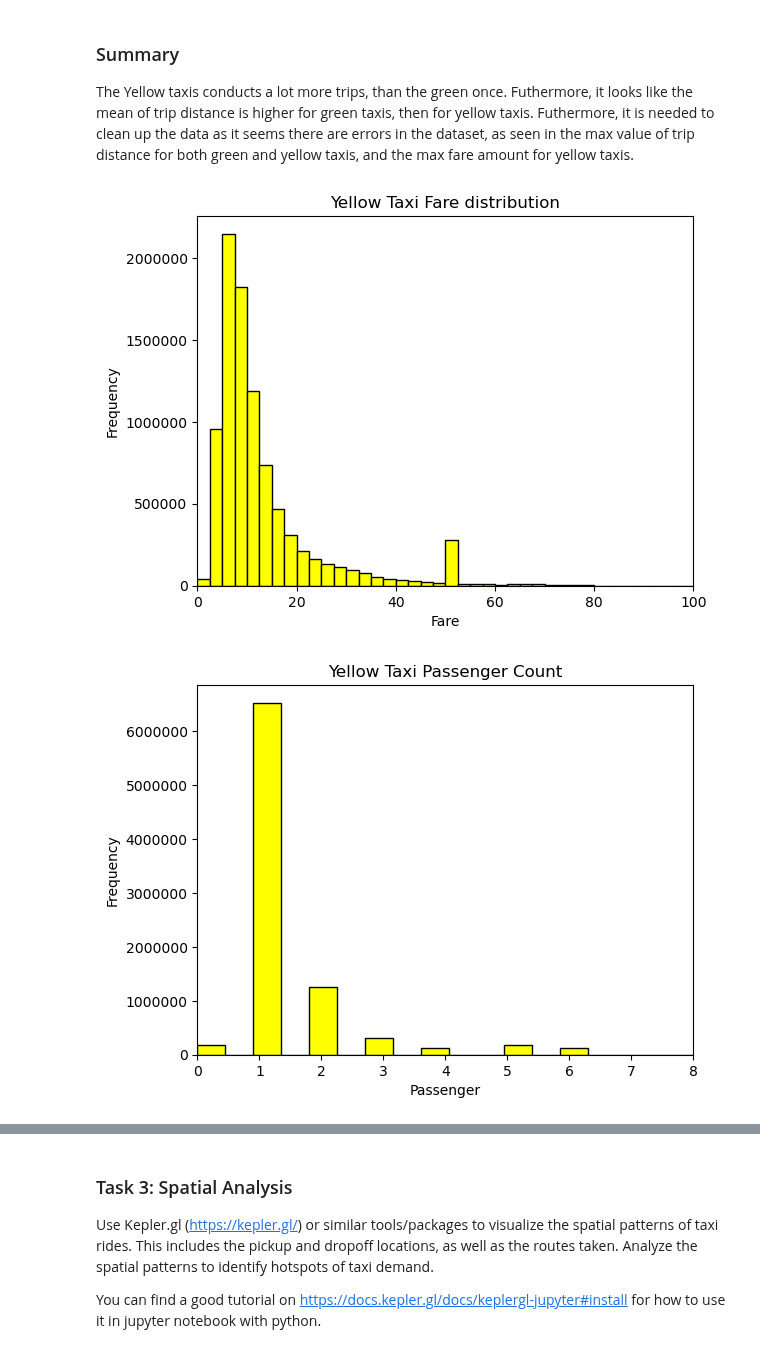
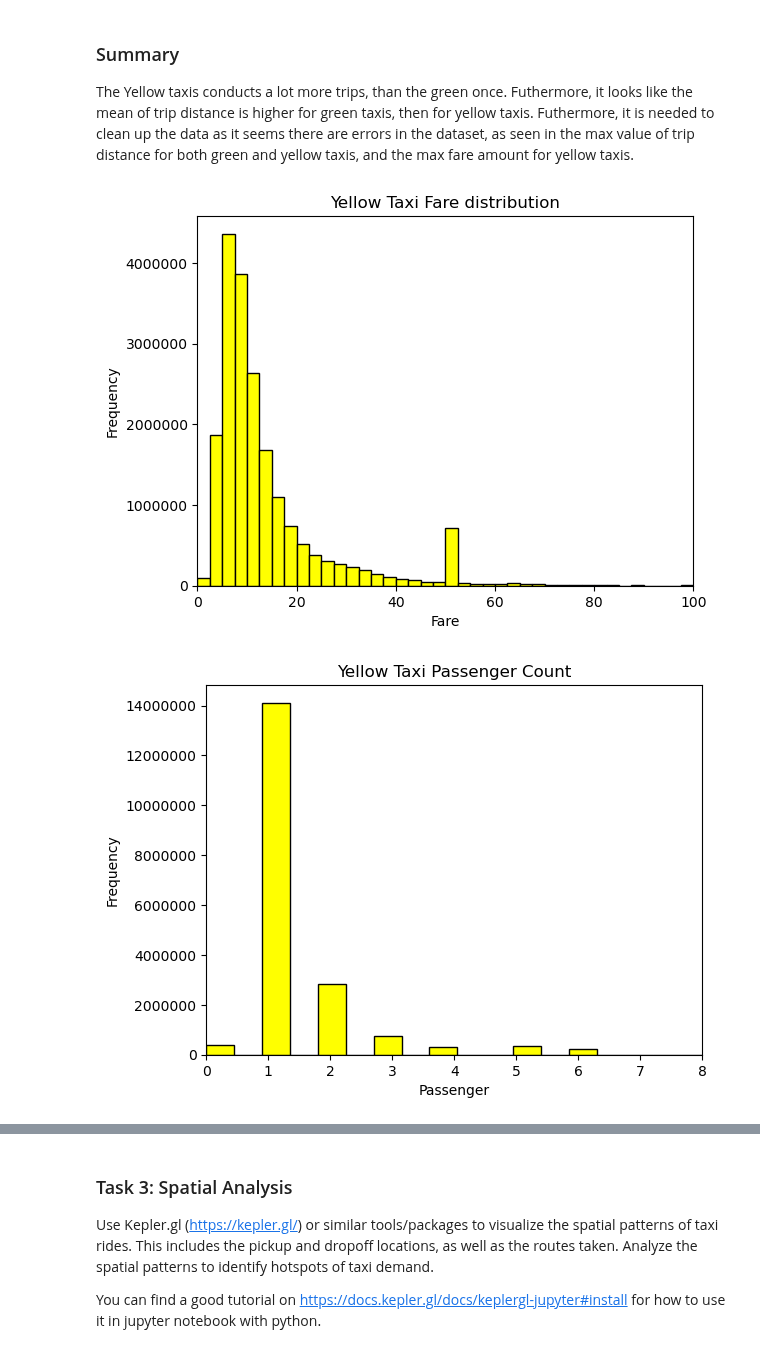
Before and after one commit to HatzeDJ/62444-Repository, a Jupyter notebook: 4_temporal_spatial_data_analysis.ipynb, the cells around one changed output, grey strips where cells are left out. Cells and saved outputs as stored; diff of their text form; code cells hidden in the pictures.

```diff
--- a/4_temporal_spatial_data_analysis.ipynb
+++ b/4_temporal_spatial_data_analysis.ipynb
@@ -31,7 +31,7 @@ base_url_green = "https://d37ci6vzurychx.cloudfront.net/trip-data/green_tripdata
 zones_url = 'https://drive.google.com/file/d/12VgjWXkyEBsxzuKFxIkAevEbao85ei0T/view?usp=sharing'
 
 # Define the months and year you're interested in
-months = ['01', '02', '03']
+months = ['01', '02', '03','04','05','06']
 year = '2022'
 
 # Create empty lists to store the dataframes
@@ -128,11 +128,11 @@ from src.utils import create_scatterplot
 #Yellow Taxis
 #Excludes negativ fare amount + over 500 dollars
 #Excludes trip distance over 500 miles
-df_yellow_filtered = df_yellow[(df_yellow["fare_amount"]<=500) & (df_yellow["fare_amount"]>0) & (df_yellow["trip_distance"] <=500)]
+df_yellow = df_yellow_filtered = df_yellow[(df_yellow["fare_amount"]<=500) & (df_yellow["fare_amount"]>0) & (df_yellow["trip_distance"] <=500)]
 
 #Plots distribution of fare amount with limit of 100 dollars
 plt.subplot(1,1,1)
-plot_histogram(df_yellow_filtered["fare_amount"],
+plot_histogram(df_yellow["fare_amount"],
                bins = 200,
                title = "Yellow Taxi Fare distribution",
                xmin = 0,
@@ -143,7 +143,7 @@ plot_histogram(df_yellow_filtered["fare_amount"],
 
 #Plots distrubution of passenger count with limit of
 plt.subplot(1,1,1)
-plot_histogram(df_yellow_filtered["passenger_count"],
+plot_histogram(df_yellow["passenger_count"],
                bins = 20,
                title = "Yellow Taxi Passenger Count",
                xmin = 0,
@@ -154,43 +154,43 @@ plot_histogram(df_yellow_filtered["passenger_count"],
 
 #Plots distrubution of trip distance with max x-value of 50 miles
 plt.subplot(1,1,1)
-plot_histogram(df_yellow_filtered["trip_distance"],
+plot_histogram(df_yellow["trip_distance"],
                bins = 200,
                title = "Yellow Taxi Trip Distribution",
                xmin = 0,
                xmax = 60,
                xlabel = "Trip Distance",
                color = "yellow"
                )
 
 
 
 #Green Taxis
-df_green_filtered = df_green[(df_green["fare_amount"]<=500) & (df_green["fare_amount"]>0) & (df_green["trip_distance"] <=500)]
+df_green = df_green[(df_green["fare_amount"]<=500) & (df_green["fare_amount"]>0) & (df_green["trip_distance"] <=500)]
 
-plot_histogram(df_green_filtered["fare_amount"], bins = 200, title = "Green Taxi Fare distribution", xmin = 0, xmax = 200, xlabel = "Fare", color = "green")
+plot_histogram(df_green["fare_amount"], bins = 200, title = "Green Taxi Fare distribution", xmin = 0, xmax = 200, xlabel = "Fare", color = "green")
 
 #Plots distrubution of passenger count with limit of
 plt.subplot(1,1,1)
-plot_histogram(df_green_filtered["passenger_count"],
+plot_histogram(df_green["passenger_count"],
                bins = 20,
                title = "Green Taxi Passenger Count",
                xmin = 0,
                xmax = 8,
                xlabel = "Passenger",
                color = "green"
                )
 
 #Plots distrubution of trip distance with max x-value of 50 miles
 plt.subplot(1,1,1)
-plot_histogram(df_green_filtered["trip_distance"],
+plot_histogram(df_green["trip_distance"],
                bins = 200,
                title = "Green Taxi Trip Distribution",
                xmin = 0,
                xmax = 60,
                xlabel = "Trip Distance",
                color = "green"
                )
 # %% [output]
-[figure, old version]
+[figure, new version]
-[figure, old version]
+[figure, new version]
```
Also changed, not shown: parts of 7 cells of this notebook, 1 other file.
